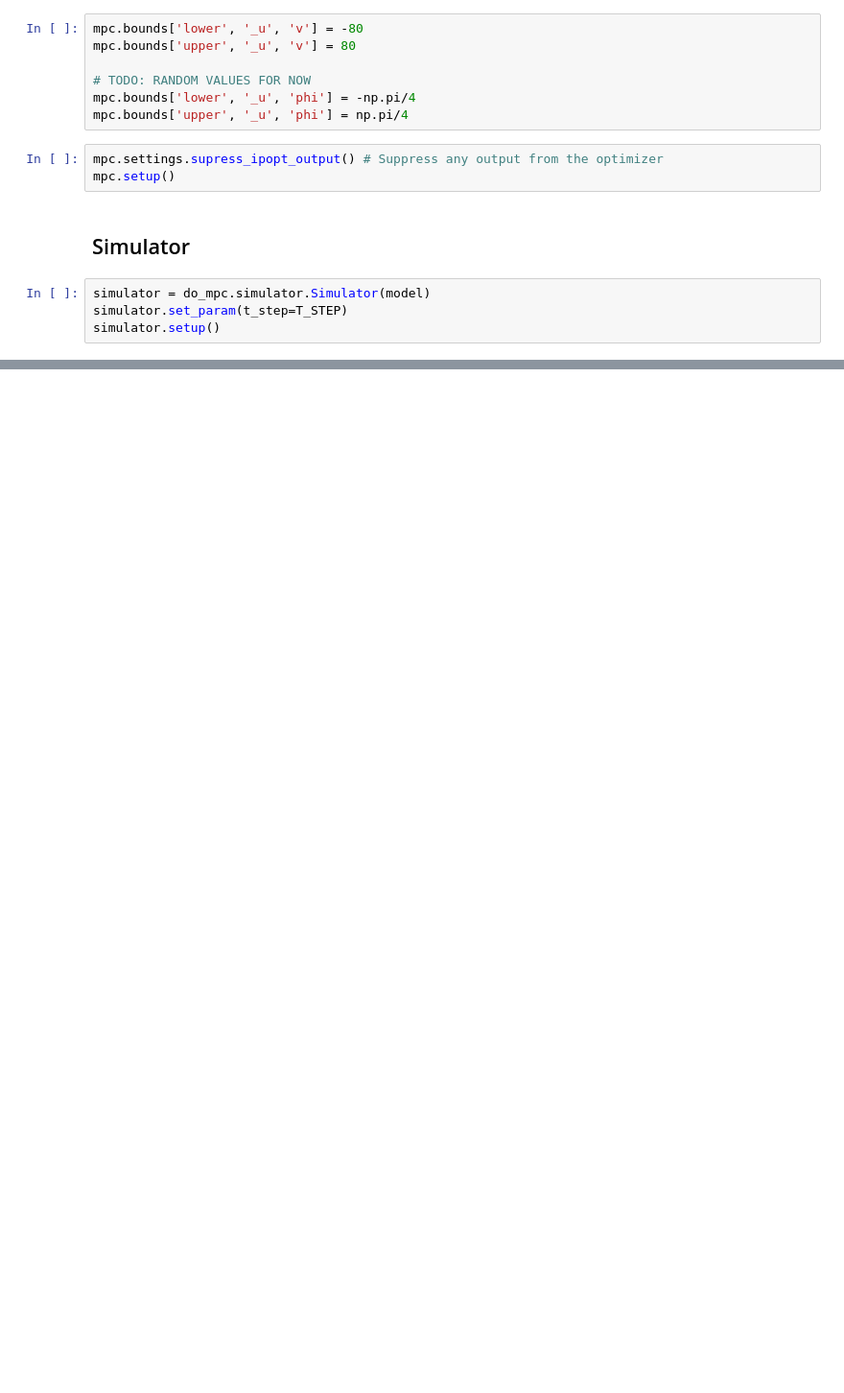
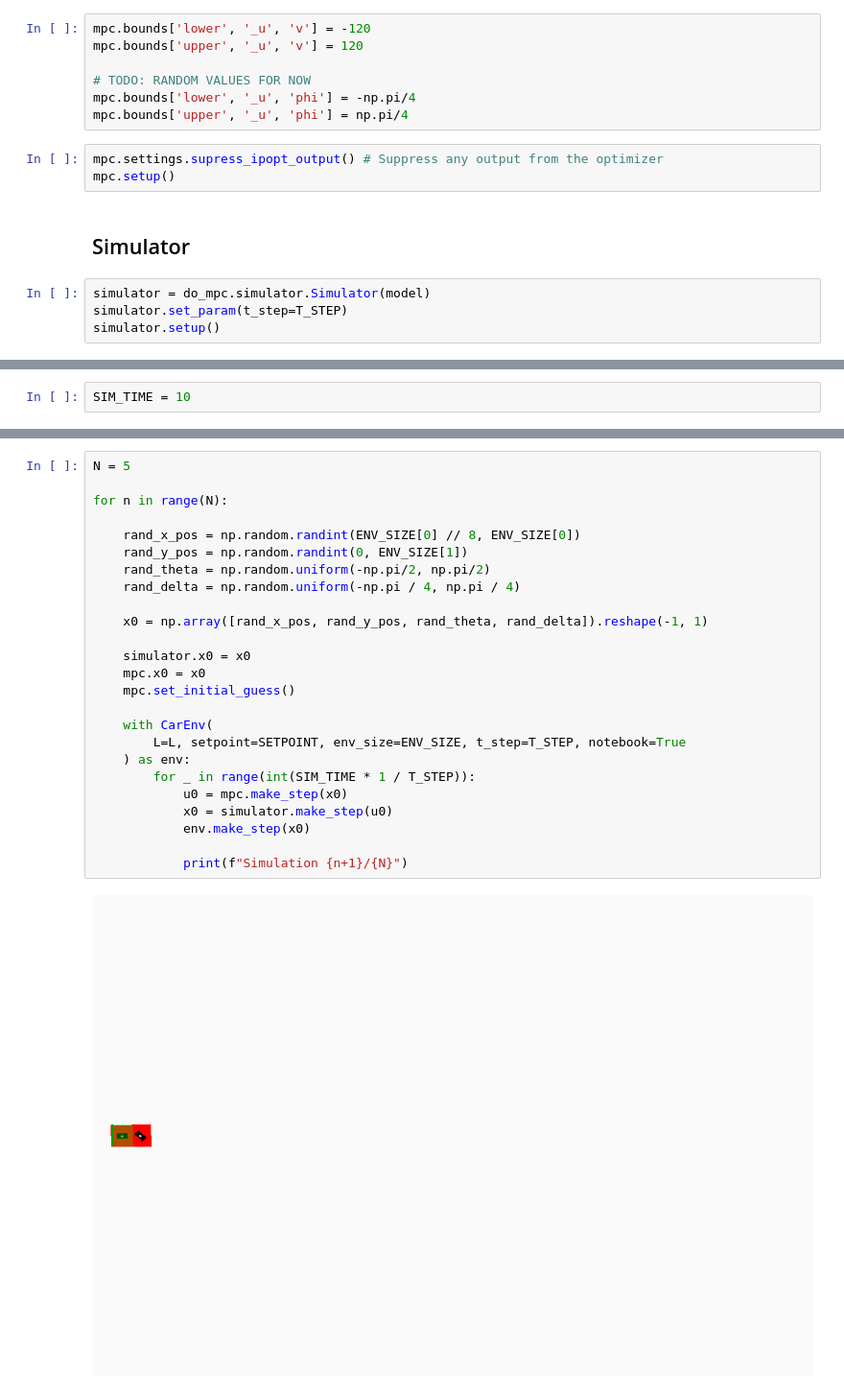
Before and after one commit to KozAAAAA/car_mpc, a Jupyter notebook: kinematic_bicycle_mpc.ipynb, the cells around one changed output, grey strips where cells are left out. Shown: that part at 96% size. Saved outputs shown, nothing was run; the diff lists cells and outputs as text; blank space fills up the shorter version.

Commit message:
Add cell that performs N tests on random x0 state

```diff
--- a/kinematic_bicycle_mpc.ipynb
+++ b/kinematic_bicycle_mpc.ipynb
@@ -94,8 +94,8 @@ mpc.bounds['upper', '_x', 'y_pos'] = ENV_SIZE[1]
 mpc.bounds['lower', '_x', 'delta'] = -np.pi/4
 mpc.bounds['upper', '_x', 'delta'] = np.pi/4
 # %%
-mpc.bounds['lower', '_u', 'v'] = -80
-mpc.bounds['upper', '_u', 'v'] = 80
+mpc.bounds['lower', '_u', 'v'] = -120
+mpc.bounds['upper', '_u', 'v'] = 120
 
 # TODO: RANDOM VALUES FOR NOW
 mpc.bounds['lower', '_u', 'phi'] = -np.pi/4
@@ -146,0 +145,2 @@ ax[4].set_xlabel('time [s]')
+# %%
+SIM_TIME = 10
@@ -146,0 +149,27 @@ ax[4].set_xlabel('time [s]')
+# %%
+N = 5
+
+for n in range(N):
+
+    rand_x_pos = np.random.randint(ENV_SIZE[0] // 8, ENV_SIZE[0])
+    rand_y_pos = np.random.randint(0, ENV_SIZE[1])
+    rand_theta = np.random.uniform(-np.pi/2, np.pi/2)
+    rand_delta = np.random.uniform(-np.pi / 4, np.pi / 4)
+
+    x0 = np.array([rand_x_pos, rand_y_pos, rand_theta, rand_delta]).reshape(-1, 1)
+
+    simulator.x0 = x0
+    mpc.x0 = x0
+    mpc.set_initial_guess()
+
+    with CarEnv(
+        L=L, setpoint=SETPOINT, env_size=ENV_SIZE, t_step=T_STEP, notebook=True
+    ) as env:
+        for _ in range(int(SIM_TIME * 1 / T_STEP)):
+            u0 = mpc.make_step(x0)
+            x0 = simulator.make_step(u0)
+            env.make_step(x0)
+
+            print(f"Simulation {n+1}/{N}")
+# %% [output]
+[figure, added]
```
Also changed, not shown: parts of 7 cells of this notebook, 1 other file.
